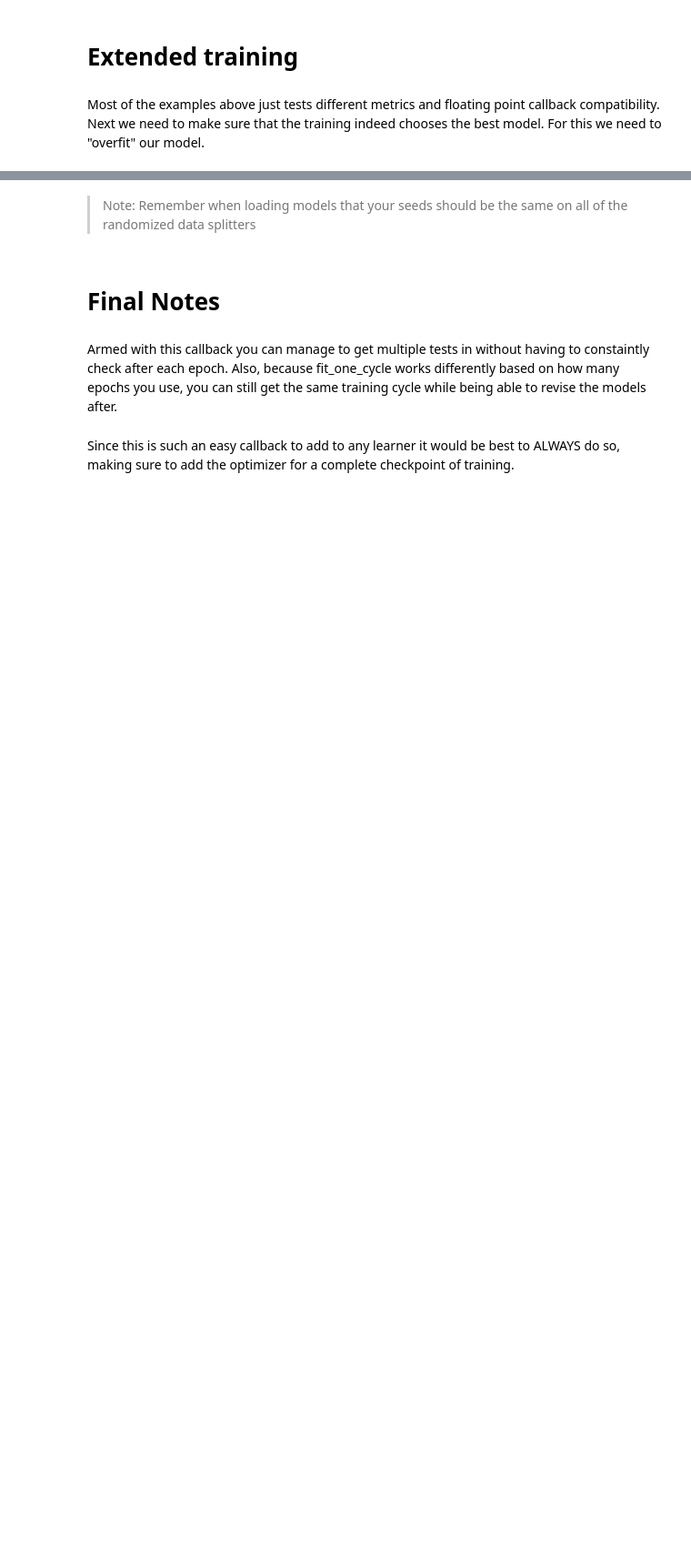
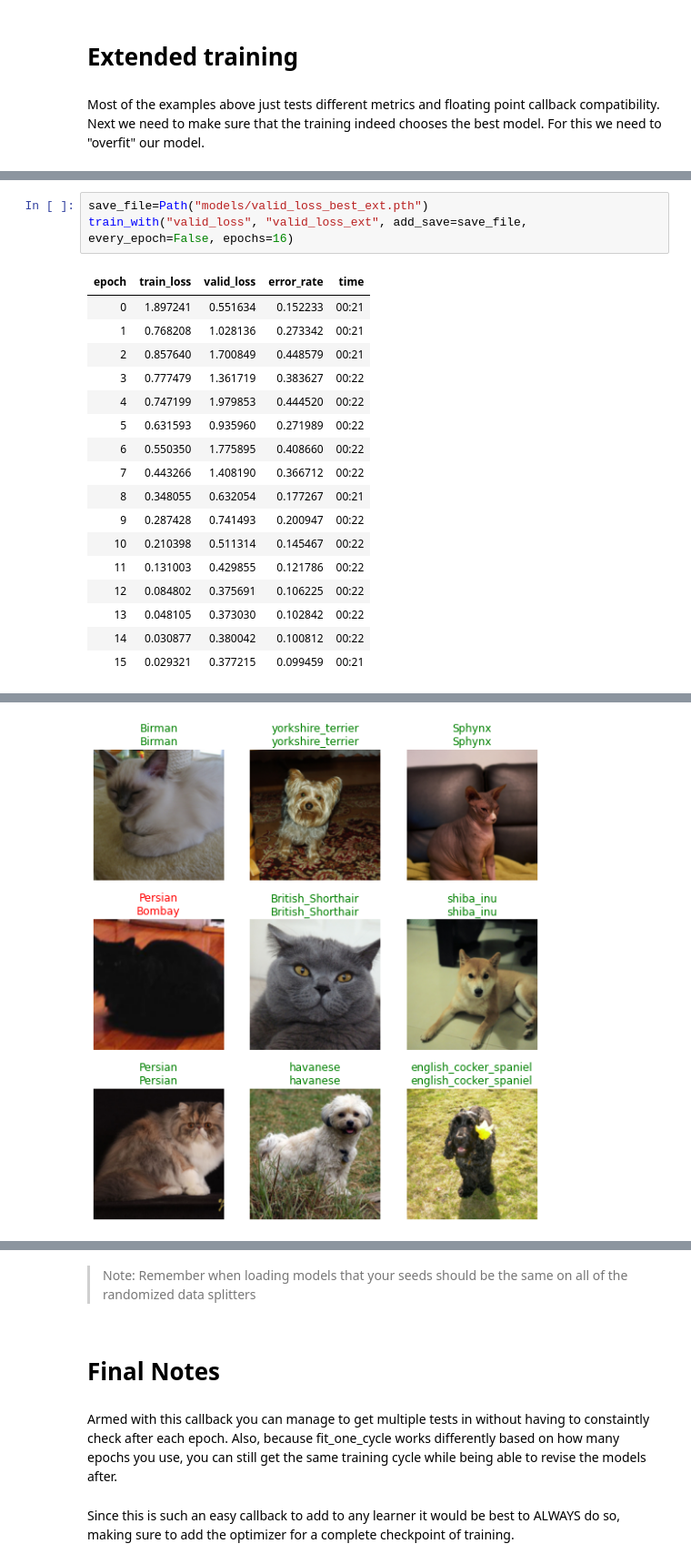
Before and after one commit to hoftherose/MiniML, a Jupyter notebook: nbs/Callbacks.SaveModel.ipynb, the cells around one changed output, grey strips where cells are left out. Shown at 91% size. Saved outputs shown, nothing was run; the diff lists cells and outputs as text; blank space fills up the shorter version.

```diff
--- a/nbs/Callbacks.SaveModel.ipynb
+++ b/nbs/Callbacks.SaveModel.ipynb
@@ -169,0 +113,21 @@ learner.validate()
+# %%
+save_file=Path("models/valid_loss_best_ext.pth")
+train_with("valid_loss", "valid_loss_ext", add_save=save_file, every_epoch=False, epochs=16)
+# %% [output]
+| epoch | train_loss | valid_loss | error_rate | time |
+| 0 | 1.897241 | 0.551634 | 0.152233 | 00:21 |
+| 1 | 0.768208 | 1.028136 | 0.273342 | 00:21 |
+| 2 | 0.857640 | 1.700849 | 0.448579 | 00:21 |
+| 3 | 0.777479 | 1.361719 | 0.383627 | 00:22 |
+| 4 | 0.747199 | 1.979853 | 0.444520 | 00:22 |
+| 5 | 0.631593 | 0.935960 | 0.271989 | 00:22 |
+| 6 | 0.550350 | 1.775895 | 0.408660 | 00:22 |
+| 7 | 0.443266 | 1.408190 | 0.366712 | 00:22 |
+| 8 | 0.348055 | 0.632054 | 0.177267 | 00:21 |
+| 9 | 0.287428 | 0.741493 | 0.200947 | 00:22 |
+| 10 | 0.210398 | 0.511314 | 0.145467 | 00:22 |
+| 11 | 0.131003 | 0.429855 | 0.121786 | 00:22 |
+| 12 | 0.084802 | 0.375691 | 0.106225 | 00:22 |
+| 13 | 0.048105 | 0.373030 | 0.102842 | 00:22 |
+| 14 | 0.030877 | 0.380042 | 0.100812 | 00:22 |
+| 15 | 0.029321 | 0.377215 | 0.099459 | 00:21 |
@@ -170 +135,2 @@ learner.validate()
+[figure, added]
 # %% [markdown]
```
Also changed, not shown: parts of 18 cells of this notebook.
